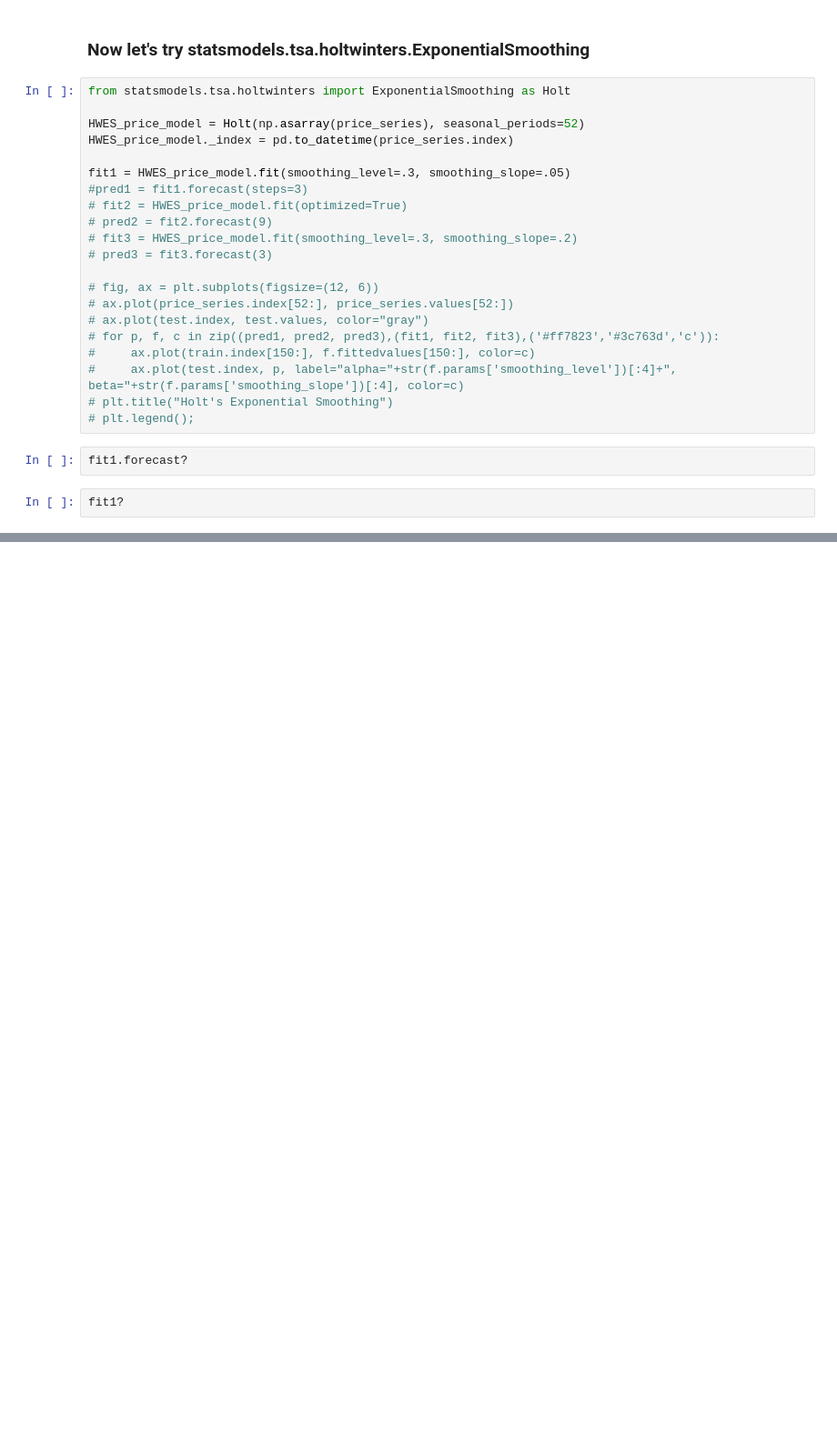
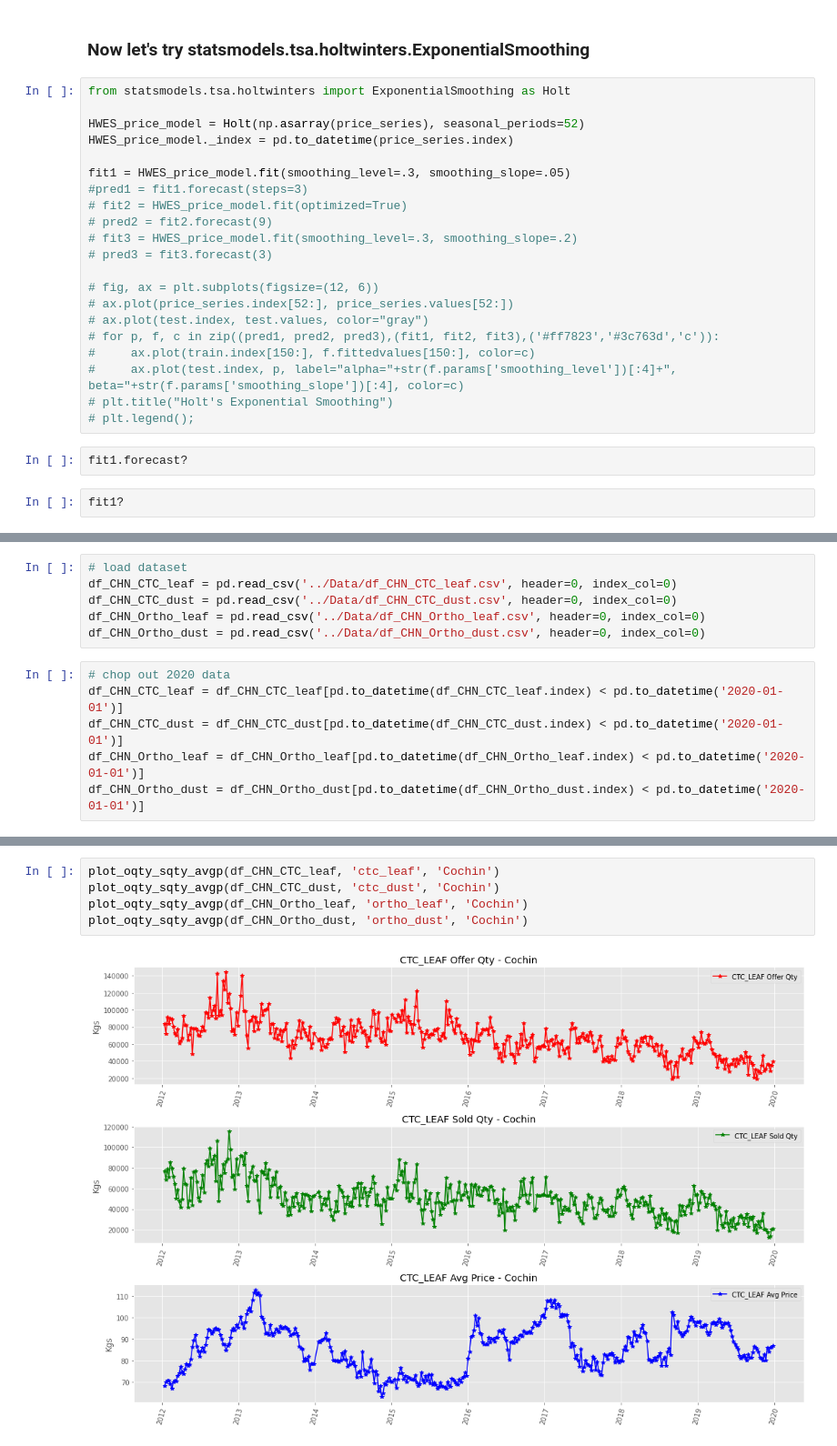
Before and after one commit to ArunMitra/Wholesale-Tea-Price-Prediction, a Jupyter notebook: Notebooks/tea_model_exploration.ipynb, the cells around one changed output, grey strips where cells are left out. Shown at 91% size. Cells and saved outputs as stored; diff of their text form; blank space fills up the shorter version.

```diff
--- a/Notebooks/tea_model_exploration.ipynb
+++ b/Notebooks/tea_model_exploration.ipynb
@@ -706,0 +424,12 @@ fit1?
+# %%
+# load dataset
+df_CHN_CTC_leaf = pd.read_csv('../Data/df_CHN_CTC_leaf.csv', header=0, index_col=0)
+df_CHN_CTC_dust = pd.read_csv('../Data/df_CHN_CTC_dust.csv', header=0, index_col=0)
+df_CHN_Ortho_leaf = pd.read_csv('../Data/df_CHN_Ortho_leaf.csv', header=0, index_col=0)
+df_CHN_Ortho_dust = pd.read_csv('../Data/df_CHN_Ortho_dust.csv', header=0, index_col=0)
+# %%
+# chop out 2020 data
+df_CHN_CTC_leaf = df_CHN_CTC_leaf[pd.to_datetime(df_CHN_CTC_leaf.index) < pd.to_datetime('2020-01-01')]
+df_CHN_CTC_dust = df_CHN_CTC_dust[pd.to_datetime(df_CHN_CTC_dust.index) < pd.to_datetime('2020-01-01')]
+df_CHN_Ortho_leaf = df_CHN_Ortho_leaf[pd.to_datetime(df_CHN_Ortho_leaf.index) < pd.to_datetime('2020-01-01')]
+df_CHN_Ortho_dust = df_CHN_Ortho_dust[pd.to_datetime(df_CHN_Ortho_dust.index) < pd.to_datetime('2020-01-01')]
@@ -706,0 +479,7 @@ fit1?
+# %%
+plot_oqty_sqty_avgp(df_CHN_CTC_leaf, 'ctc_leaf', 'Cochin')
+plot_oqty_sqty_avgp(df_CHN_CTC_dust, 'ctc_dust', 'Cochin')
+plot_oqty_sqty_avgp(df_CHN_Ortho_leaf, 'ortho_leaf', 'Cochin')
+plot_oqty_sqty_avgp(df_CHN_Ortho_dust, 'ortho_dust', 'Cochin')
+# %% [output]
+[figure, added]
```
Also changed, not shown: parts of 69 cells of this notebook, 7 other files.
